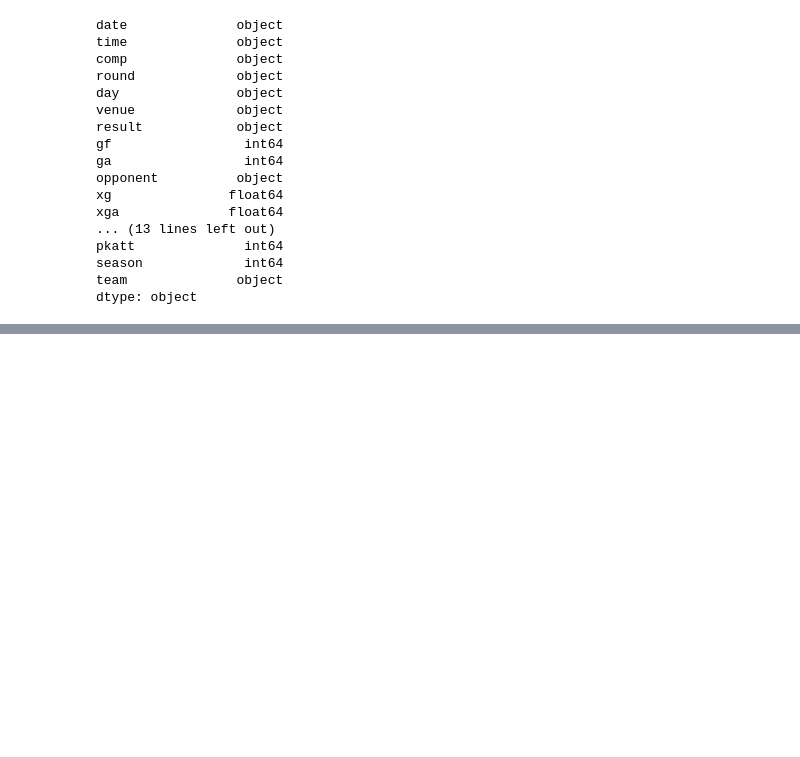
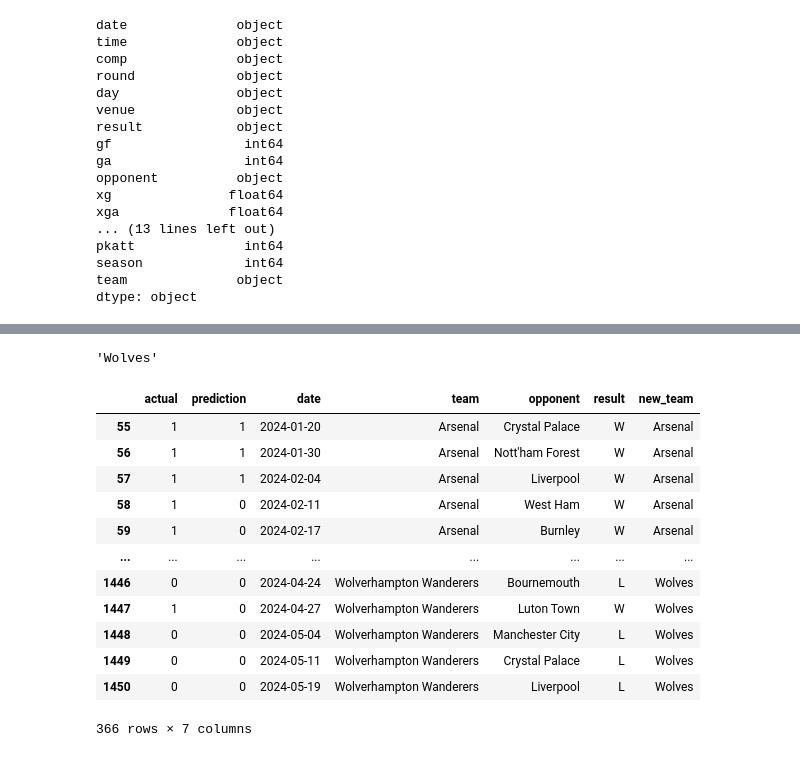
Before and after one commit to adamfarahh/Premier-League-Match-Predictor, a Jupyter notebook: prediction.ipynb, the cells around one changed output, grey strips where cells are left out. Drawn from its saved outputs; the diff is of its cells as text; code cells hidden in the pictures; blank space fills up the shorter version.

```diff
--- a/prediction.ipynb
+++ b/prediction.ipynb
@@ -106,0 +230,11 @@ matches
+# %%
+def make_predictions(data, predictors):
+    train = data[data["date"] < '2024-01-01']
+    test = data[data["date"] > '2024-01-01']
+
+    rf.fit(train[predictors], train["target"])
+    preds = rf.predict(test[predictors])
+    combined = pd.DataFrame(dict(actual = test["target"], prediction = preds), index = test.index)
+
+    precision = precision_score(test["target"], preds)
+    return combined, precision
@@ -106,0 +263,26 @@ matches
+# %%
+class MissingDict(dict):
+    __missing__ = lambda self, key: key
+
+map_values = {"Brighton and Hove Albion": "Brighton", "Manchester United": "Manchester Utd", "Newcastle United": "Newcastle Utd", "Tottenham Hotspur": "Tottenham", "West Ham United": "West Ham", "Wolverhampton Wanderers": "Wolves"}
+mapping = MissingDict(**map_values)
+mapping["Wolverhampton Wanderers"]
+# %% [output]
+'Wolves'
+# %%
+combined["new_team"] = combined["team"].map(mapping)
+combined
+# %% [output]
+|  | actual | prediction | date | team | opponent | result | new_team |
+| 55 | 1 | 1 | 2024-01-20 | Arsenal | Crystal Palace | W | Arsenal |
+| 56 | 1 | 1 | 2024-01-30 | Arsenal | Nott'ham Forest | W | Arsenal |
+| 57 | 1 | 1 | 2024-02-04 | Arsenal | Liverpool | W | Arsenal |
+| 58 | 1 | 0 | 2024-02-11 | Arsenal | West Ham | W | Arsenal |
+| 59 | 1 | 0 | 2024-02-17 | Arsenal | Burnley | W | Arsenal |
+| ... | ... | ... | ... | ... | ... | ... | ... |
+| 1446 | 0 | 0 | 2024-04-24 | Wolverhampton Wanderers | Bournemouth | L | Wolves |
+| 1447 | 1 | 0 | 2024-04-27 | Wolverhampton Wanderers | Luton Town | W | Wolves |
+| 1448 | 0 | 0 | 2024-05-04 | Wolverhampton Wanderers | Manchester City | L | Wolves |
+| 1449 | 0 | 0 | 2024-05-11 | Wolverhampton Wanderers | Crystal Palace | L | Wolves |
+| 1450 | 0 | 0 | 2024-05-19 | Wolverhampton Wanderers | Liverpool | L | Wolves |
+366 rows × 7 columns
```
Also changed, not shown: parts of 15 cells of this notebook.
